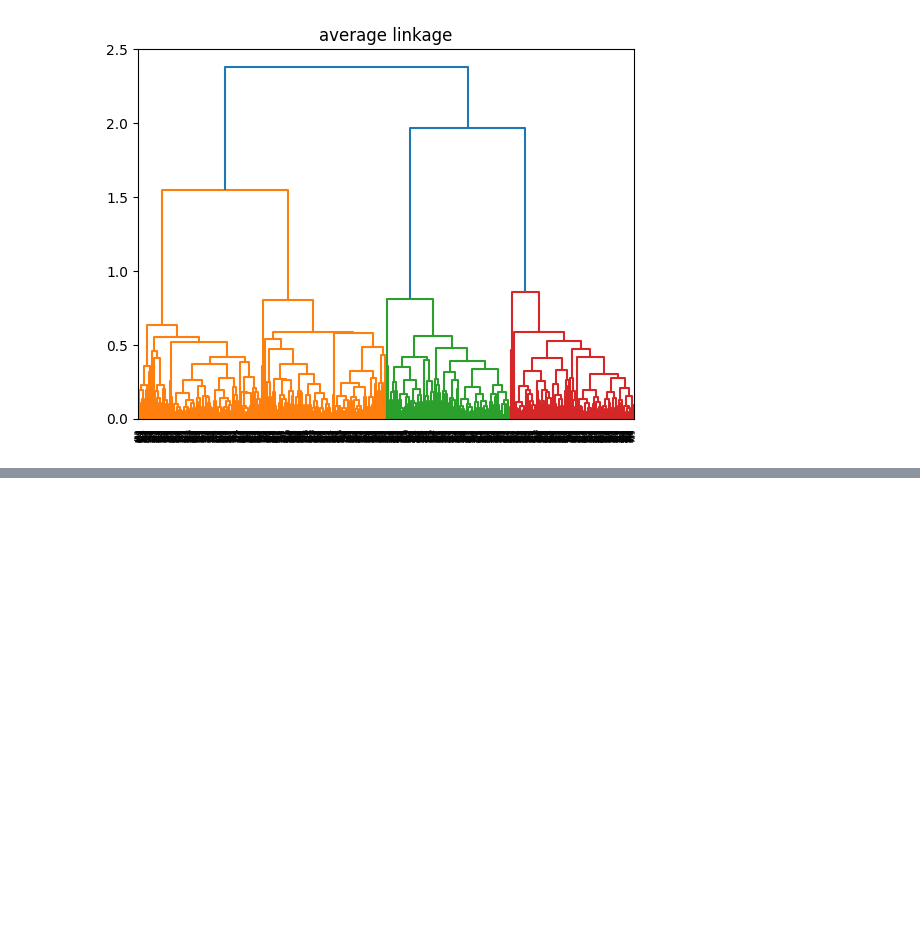
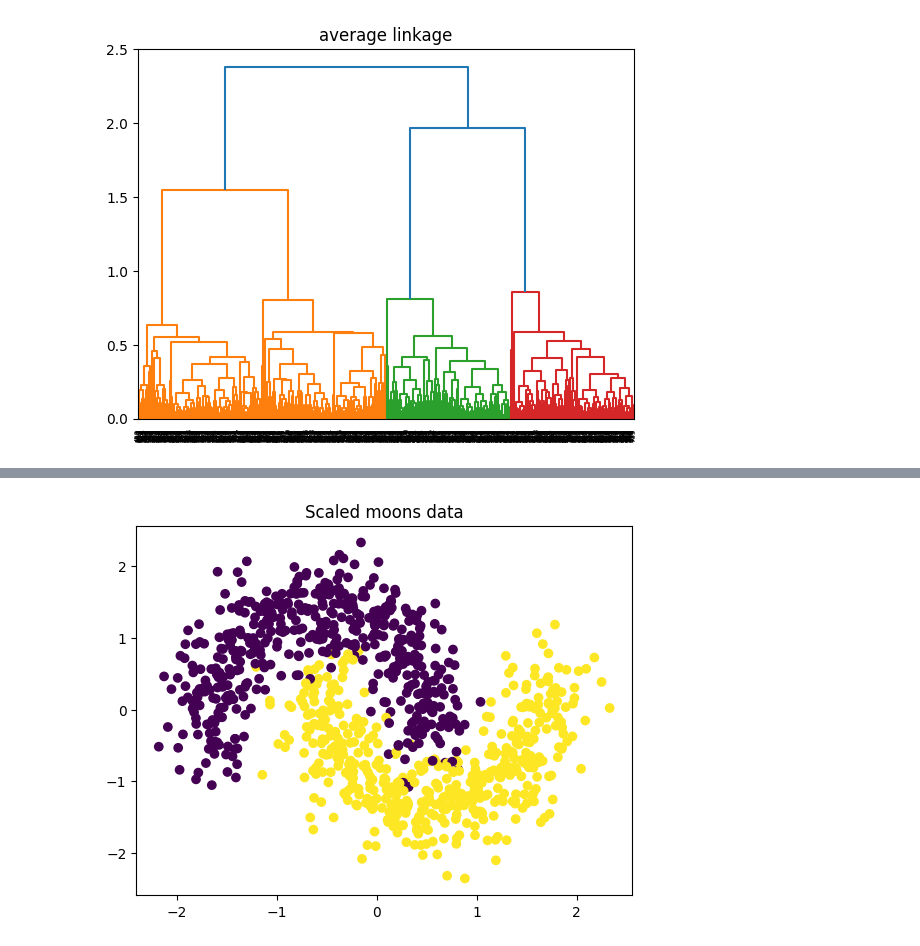
Before and after one commit to Jaee7777/UnsupML, a Jupyter notebook: src/hw2_Clustering.ipynb, the cells around one changed output, grey strips where cells are left out. Saved outputs shown, nothing was run; the diff lists cells and outputs as text; code cells hidden in the pictures; blank space fills up the shorter version.

```diff
--- a/src/hw2_Clustering.ipynb
+++ b/src/hw2_Clustering.ipynb
@@ -315,0 +318,87 @@ Problem 2 plots
+# %%
+import matplotlib.pyplot as plt
+from sklearn.datasets import make_moons
+from sklearn.cluster import AgglomerativeClustering
+from sklearn.preprocessing import StandardScaler
+from sklearn.metrics import silhouette_score, calinski_harabasz_score
+from scipy.cluster.hierarchy import dendrogram, linkage
+
+
+def plot_agglo(X_scaled, link_choice=str):
+    score_s = []
+    score_chs = []
+    for i in range(2, 11):
+        agglo = AgglomerativeClustering(
+            n_clusters=i,
+            linkage=link_choice,
+        )
+        y_pred = agglo.fit_predict(X_scaled)
+        agglo_model = agglo.fit(X_scaled)
+        score_s.append(silhouette_score(X_scaled, agglo_model.labels_))
+        score_chs.append(calinski_harabasz_score(X_scaled, agglo_model.labels_))
+
+        plt.subplot(5, 2, i - 1)
+        plt.scatter(X_scaled[:, 0], X_scaled[:, 1], c=y_pred)
+        plt.title(f"Linkage = {link_choice} & Cluster = {i}")
+    plt.gcf().set_size_inches(10, 15)
+    plt.tight_layout
+    return score_s, score_chs
+
+
+def plot_score(k, score, color):
+    plt.plot(k, score, color)
+    plt.xlabel("k")
+    plt.ylabel("score")
+    plt.grid(True)
+    plt.tight_layout
+
+
+if __name__ == "__main__":
+    # Part 1 ==================================================================
+    # generate sample data.
+    X, y = make_moons(n_samples=1000, noise=0.2, random_state=42)
+
+    # scale the data.
+    scaler = StandardScaler()
+    X_scaled = scaler.fit_transform(X)
+
+    # plot scaled data.
+    plt.scatter(X_scaled[:, 0], X_scaled[:, 1], c=y)
+    plt.title("Scaled moons data")
+    plt.tight_layout
+    plt.show()
+
+    # Part 2 ==================================================================
+    link_type = ["single", "complete", "ward", "average"]
+    k_values = list(range(2, 11))
+    list_s = []
+    list_chs = []
+    for link in link_type:
+        score_s, score_chs = plot_agglo(X_scaled, link_choice=link)
+        plt.show()
+        list_s.append(score_s)
+        list_chs.append(score_chs)
+
+    # Part 3 ==================================================================
+    i = 0
+    for link in link_type:
+        i += 1
+        plt.subplot(4, 2, 2 * i - 1)
+        plot_score(k_values, list_s[i - 1], "gs-")
+        plt.title(f"Silhouette score for {link} linkage")
+        # plt.ylim(0, 0.8)
+        plt.subplot(4, 2, 2 * i)
+        plot_score(k_values, list_chs[i - 1], "bs-")
+        plt.title(f"CHI score for {link} linkage")
+        # plt.ylim(0, 5000)
+    plt.gcf().set_size_inches(10, 12)
+    plt.show()
+
+    # Part 4 ==================================================================
+    for link in link_type:
+        Z = linkage(X_scaled, link)
+        dendrogram(Z)
+        plt.title(f"{link} linkage")
+        plt.show()
+# %% [output]
+[figure, added]
```
Also changed, not shown: parts of 2 cells of this notebook.
